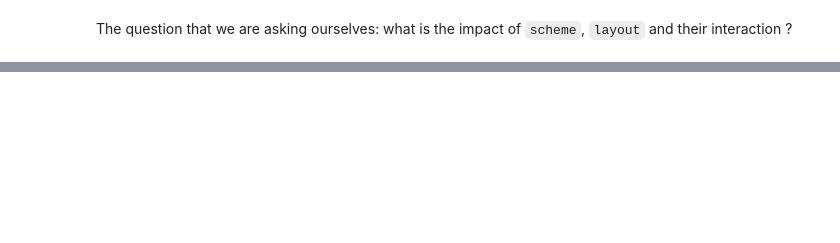
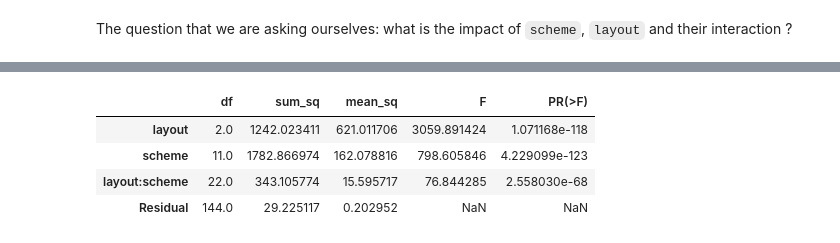
Before and after one commit to GuilloteauQ/anooba, a Jupyter notebook: content/anooba.ipynb, the cells around one changed output, grey strips where cells are left out. Drawn from its saved outputs; the diff is of its cells as text; code cells hidden in the pictures; blank space fills up the shorter version.

```diff
--- a/content/anooba.ipynb
+++ b/content/anooba.ipynb
@@ -81,0 +103,2 @@ plt.show()
+# %%
+fitted_lm = ols("exec_time ~ layout * scheme", data = df).fit()
@@ -81,0 +147,8 @@ plt.show()
+# %%
+sm.stats.anova_lm(fitted_lm)
+# %% [output]
+|  | df | sum_sq | mean_sq | F | PR(>F) |
+| layout | 2.0 | 1242.023411 | 621.011706 | 3059.891424 | 1.071168e-118 |
+| scheme | 11.0 | 1782.866974 | 162.078816 | 798.605846 | 4.229099e-123 |
+| layout:scheme | 22.0 | 343.105774 | 15.595717 | 76.844285 | 2.558030e-68 |
+| Residual | 144.0 | 29.225117 | 0.202952 | NaN | NaN |
```
Also changed, not shown: parts of 36 cells of this notebook, 3 other files.
